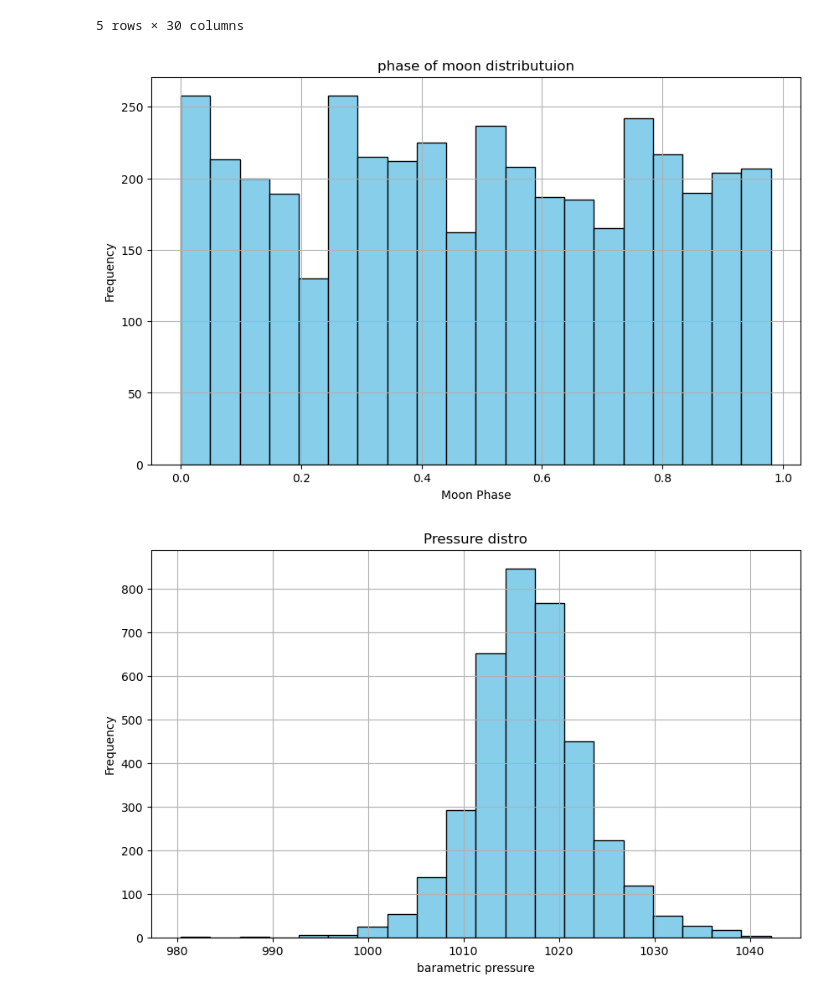
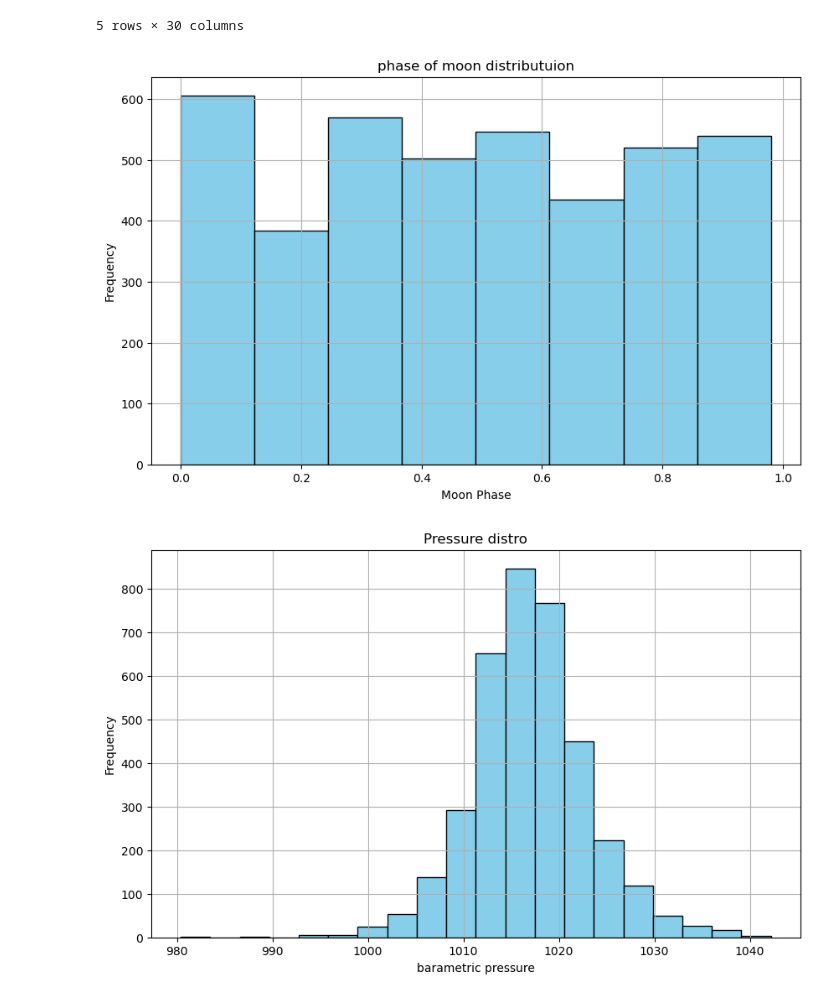
Before and after one commit to seanmalley1/bigfeet, a Jupyter notebook: notebooks/bigfoot.ipynb, the cells around one changed output. Saved outputs shown, nothing was run; the diff lists cells and outputs as text; code cells hidden in the pictures.

```diff
--- a/notebooks/bigfoot.ipynb
+++ b/notebooks/bigfoot.ipynb
@@ -13,23 +13,23 @@ df.head()
 | 4 | It was the winter of 1996 and we ... | Hwy 182, Wood County Between Quit... | Wood County | Texas | Winter | Report 2048: Night time road cros... | 32.79430 | -95.54250 | 1996-12-22 | 2048.0 | ... |
 5 rows × 30 columns
 # %%
-df= pd.read_csv('F:\\d10\\Projects\\bigfoots-ufos-ghosts-oh-my\\data\\bfro_reports_geocoded.csv')
+df= pd.read_csv('F:\\d10\\Projects\\bigfeet\data\\bfro_reports_geocoded.csv')
 # %%
 import pandas as pd
 import matplotlib.pyplot as plt
 
 df['moon_phase'] = pd.to_numeric(df['moon_phase'], errors='coerce')
 
 
 plt.figure(figsize=(10, 6))
-plt.hist(df['moon_phase'], bins=20, color='skyblue', edgecolor='black')
+plt.hist(df['moon_phase'], bins=8, color='skyblue', edgecolor='black')
 plt.title('phase of moon distributuion')
 plt.xlabel('Moon Phase')
 plt.ylabel('Frequency')
 plt.grid(True)
 plt.show()
 # %% [output]
-[figure, old version]
+[figure, new version]
 # %%
 import pandas as pd
 import matplotlib.pyplot as plt
```
Also changed, not shown: parts of 3 cells of this notebook.
